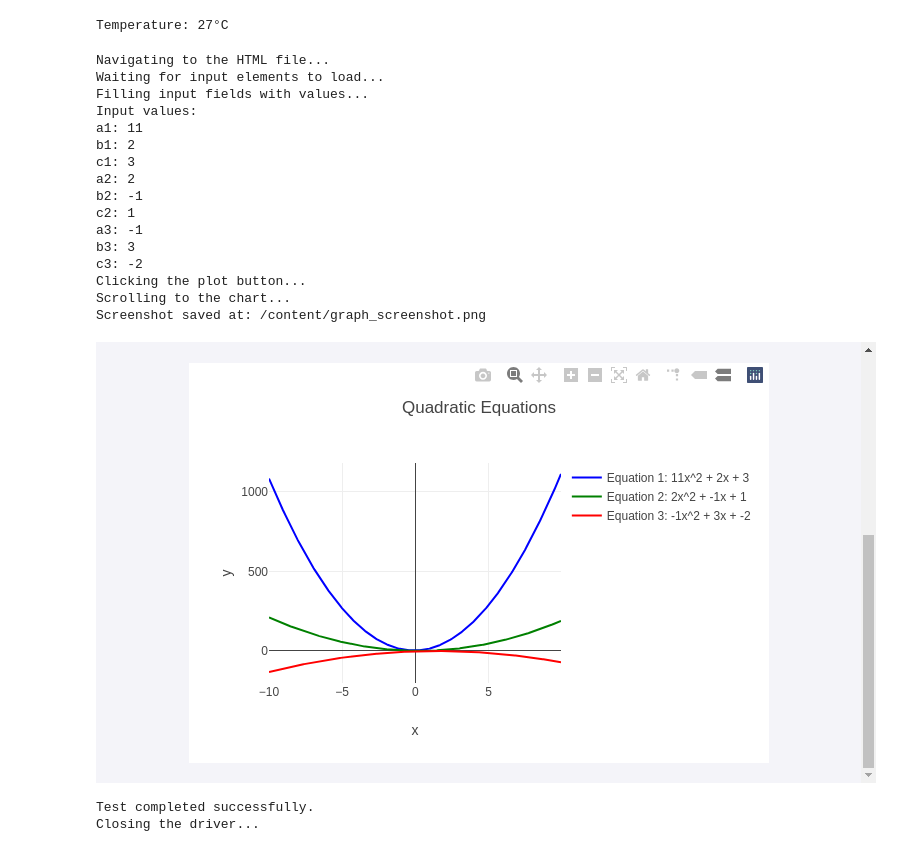
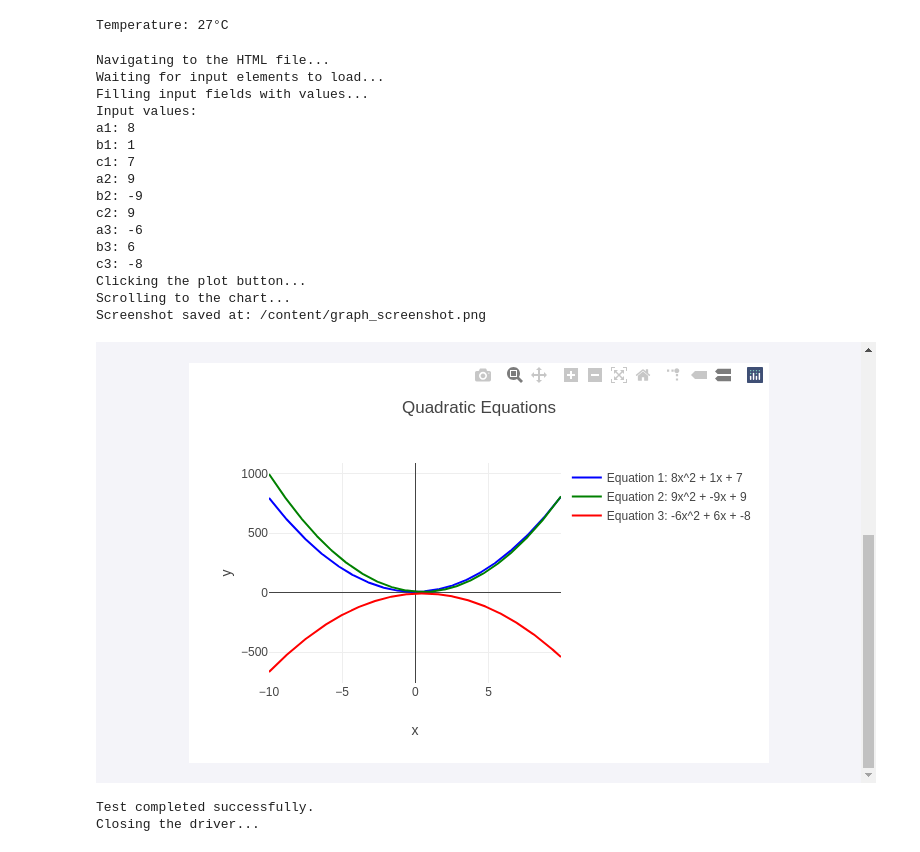
Before and after one commit to sneha8179/software-engineering, a Jupyter notebook: selenium_1750.ipynb, the cells around one changed output. Drawn from its saved outputs; the diff is of its cells as text; code cells hidden in the pictures.

```diff
--- a/selenium_1750.ipynb
+++ b/selenium_1750.ipynb
@@ -251,23 +251,23 @@ try:
     print("Filling input fields with values...")
     # Send test data (you can modify these values to your own)
     a1_input.clear()  # Clear the input before sending new values
-    a1_input.send_keys("11")
+    a1_input.send_keys("8")
     b1_input.clear()
-    b1_input.send_keys("2")
+    b1_input.send_keys("1")
     c1_input.clear()
-    c1_input.send_keys("3")
+    c1_input.send_keys("7")
     a2_input.clear()
-    a2_input.send_keys("2")
+    a2_input.send_keys("9")
     b2_input.clear()
-    b2_input.send_keys("-1")
+    b2_input.send_keys("-9")
     c2_input.clear()
-    c2_input.send_keys("1")
+    c2_input.send_keys("9")
     a3_input.clear()
-    a3_input.send_keys("-1")
+    a3_input.send_keys("-6")
     b3_input.clear()
-    b3_input.send_keys("3")
+    b3_input.send_keys("6")
     c3_input.clear()
-    c3_input.send_keys("-2")
+    c3_input.send_keys("-8")
 
     # Double-check values are entered correctly
     print("Input values:")
@@ -295,42 +295,42 @@ try:
 
     # Wait a bit more to ensure the chart is visible
     time.sleep(2)
 
     # Take a screenshot of the entire page, including the chart
     screenshot_path = "/content/graph_screenshot.png"
     driver.save_screenshot(screenshot_path)
     print(f"Screenshot saved at: {screenshot_path}")
 
     # Display the screenshot inline
     display(Image(filename=screenshot_path))  # Show the image in the output
 
     print("Test completed successfully.")
 
 except Exception as e:
     print("Error encountered:")
     import traceback
     traceback.print_exc()
 
 finally:
     print("Closing the driver...")
     driver.quit()
 # %% [output]
 Navigating to the HTML file...
 Waiting for input elements to load...
 Filling input fields with values...
 Input values:
-a1: 11
-b1: 2
-c1: 3
-a2: 2
-b2: -1
-c2: 1
-a3: -1
-b3: 3
-c3: -2
+a1: 8
+b1: 1
+c1: 7
+a2: 9
+b2: -9
+c2: 9
+a3: -6
+b3: 6
+c3: -8
 Clicking the plot button...
 Scrolling to the chart...
 Screenshot saved at: /content/graph_screenshot.png
-[figure, old version]
+[figure, new version]
 Test completed successfully.
 Closing the driver...
```
Also changed, not shown: parts of 4 cells of this notebook.
